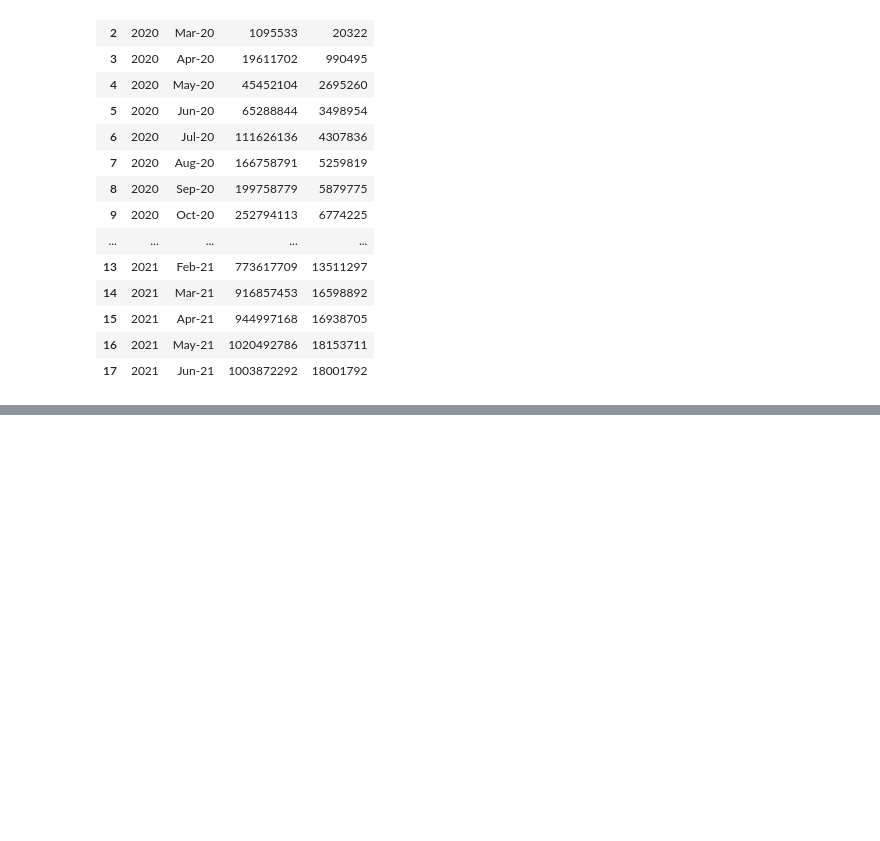
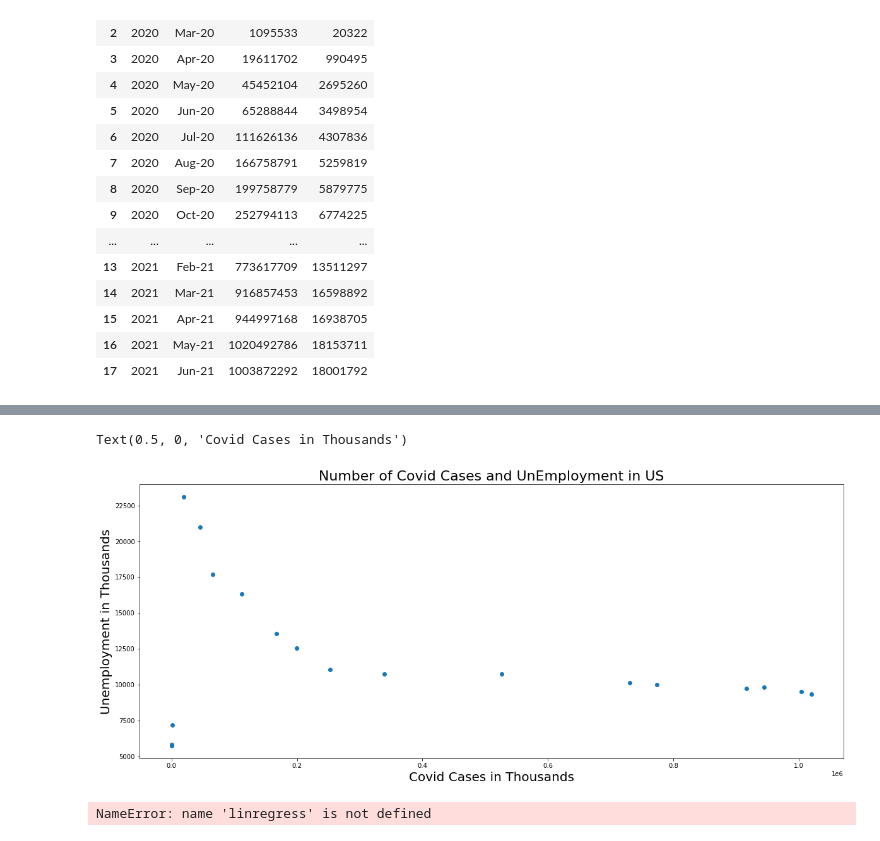
Before and after one commit to meetk5/Team-Project1, a Jupyter notebook: EmploymentAnalysis.ipynb, the cells around one changed output, grey strips where cells are left out. Saved outputs shown, nothing was run; the diff lists cells and outputs as text; code cells hidden in the pictures; blank space fills up the shorter version.

```diff
--- a/EmploymentAnalysis.ipynb
+++ b/EmploymentAnalysis.ipynb
@@ -403,0 +402,16 @@ Ttest_1sampResult(statistic=0      10.470078
+# %%
+#EmpByMonth_table.reset_index(drop=True, inplace=True)
+plt.figure(figsize=(20,8))
+
+scatterplot = plt.scatter(y_axis_cases,x_axis_Emp)
+plt.title ("Number of Covid Cases and UnEmployment in US",fontsize = 22)
+plt.ylabel ("Unemployment in Thousands",fontsize = 20)
+plt.xlabel ("Covid Cases in Thousands",fontsize = 20)
+# %% [output]
+Text(0.5, 0, 'Covid Cases in Thousands')
+[figure, added]
+# %%
+(slope, intercept, rvalue, pvalue, stderr) = linregress(y_axis_cases,x_axis_Emp)
+rvalue #means that Employment and No of Covid Cases are negatively correlated
+# %% [output]
+NameError: name 'linregress' is not defined
```
Also changed, not shown: parts of 29 cells of this notebook, 4 other files.
